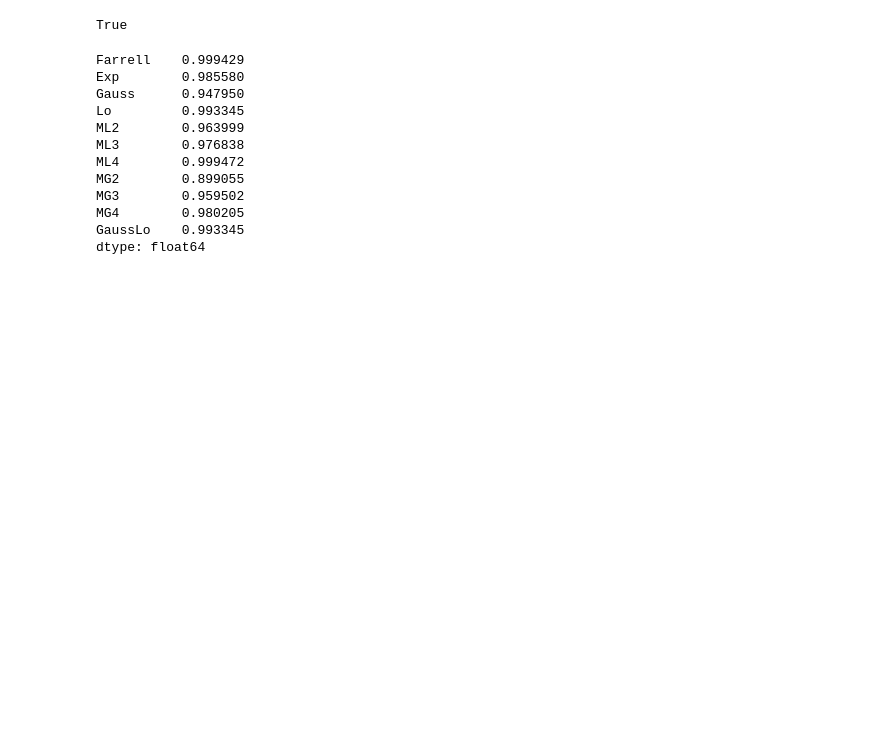
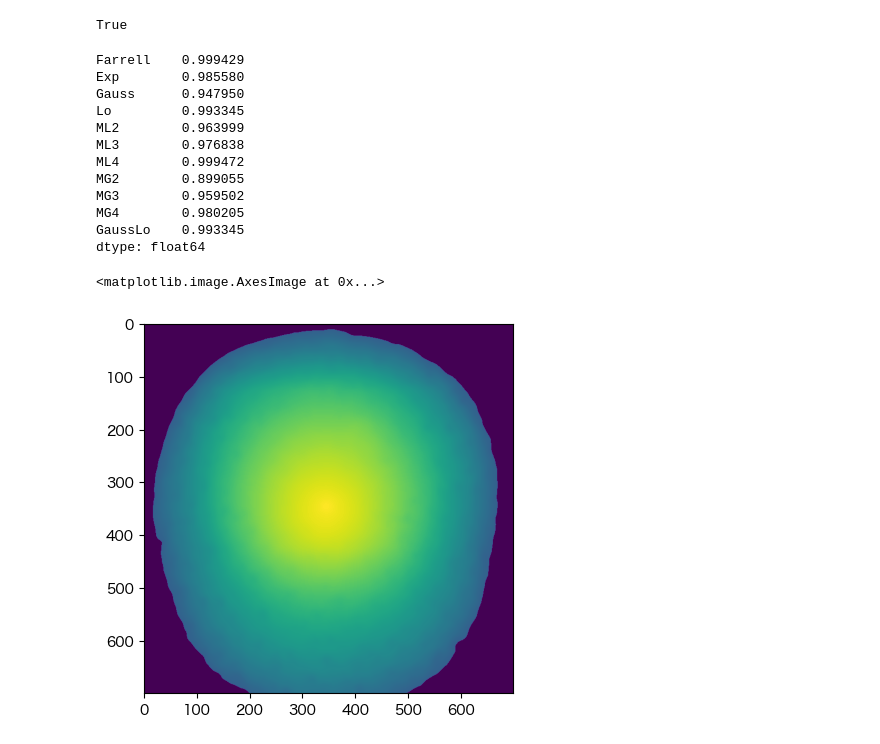
Before and after one commit to daikidaiki0709/MasterDegree, a Jupyter notebook: Chapter5_3/code/Relationship_Laser_Mealiness.ipynb, the cells around one changed output. Drawn from its saved outputs; the diff is of its cells as text; code cells hidden in the pictures; blank space fills up the shorter version.

```diff
--- a/Chapter5_3/code/Relationship_Laser_Mealiness.ipynb
+++ b/Chapter5_3/code/Relationship_Laser_Mealiness.ipynb
@@ -542 +463,7 @@ eff, cov = curve_fit(Farrell,
+# %%
+mask_high_img = np.where(mask>=255,0, mask)[325:1025,225:925]
+plt.imshow(mask_high_img)
+# %% [output]
+<matplotlib.image.AxesImage at 0x...>
+[figure, added]
 # %%
```
Also changed, not shown: parts of 6 cells of this notebook, 6 other files.
